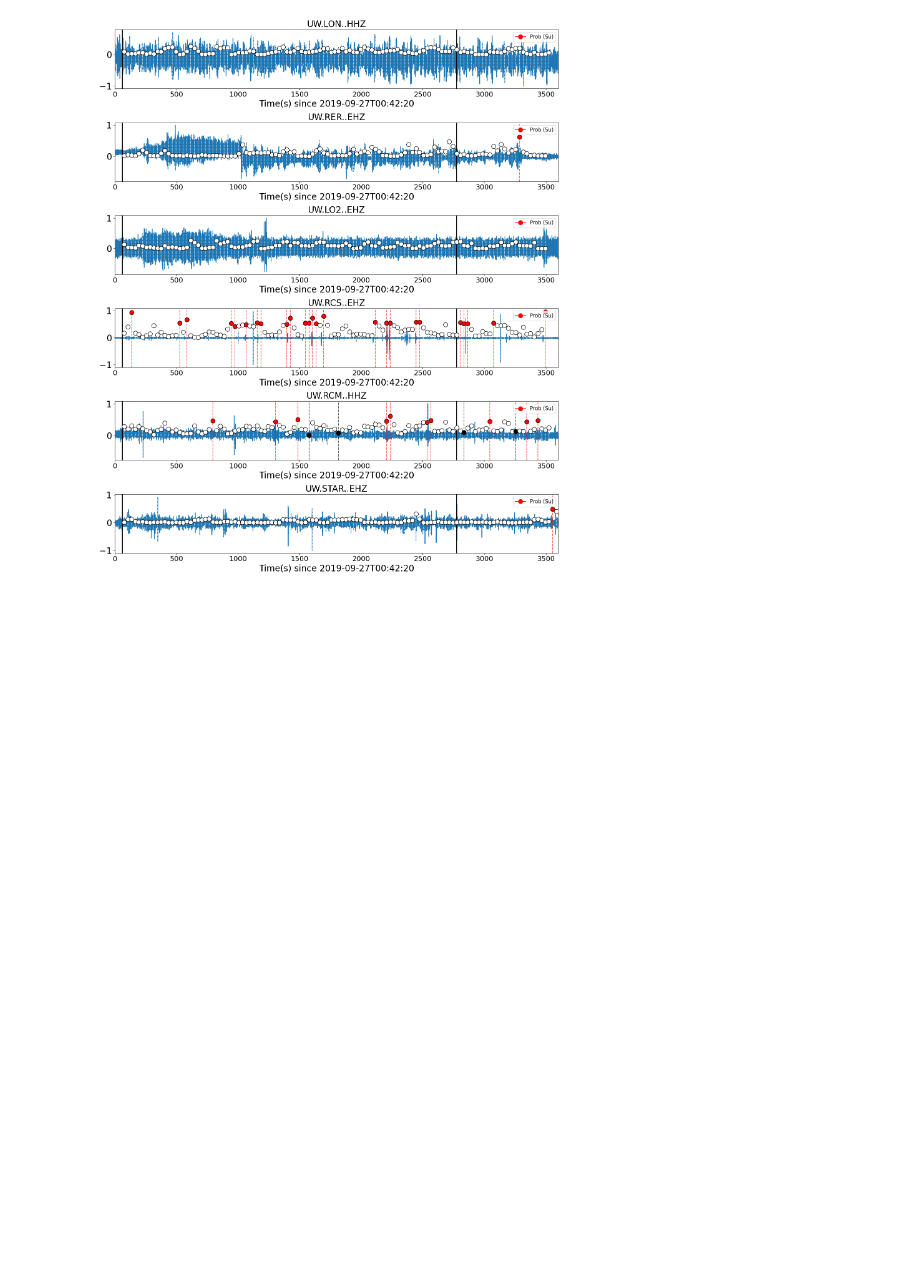
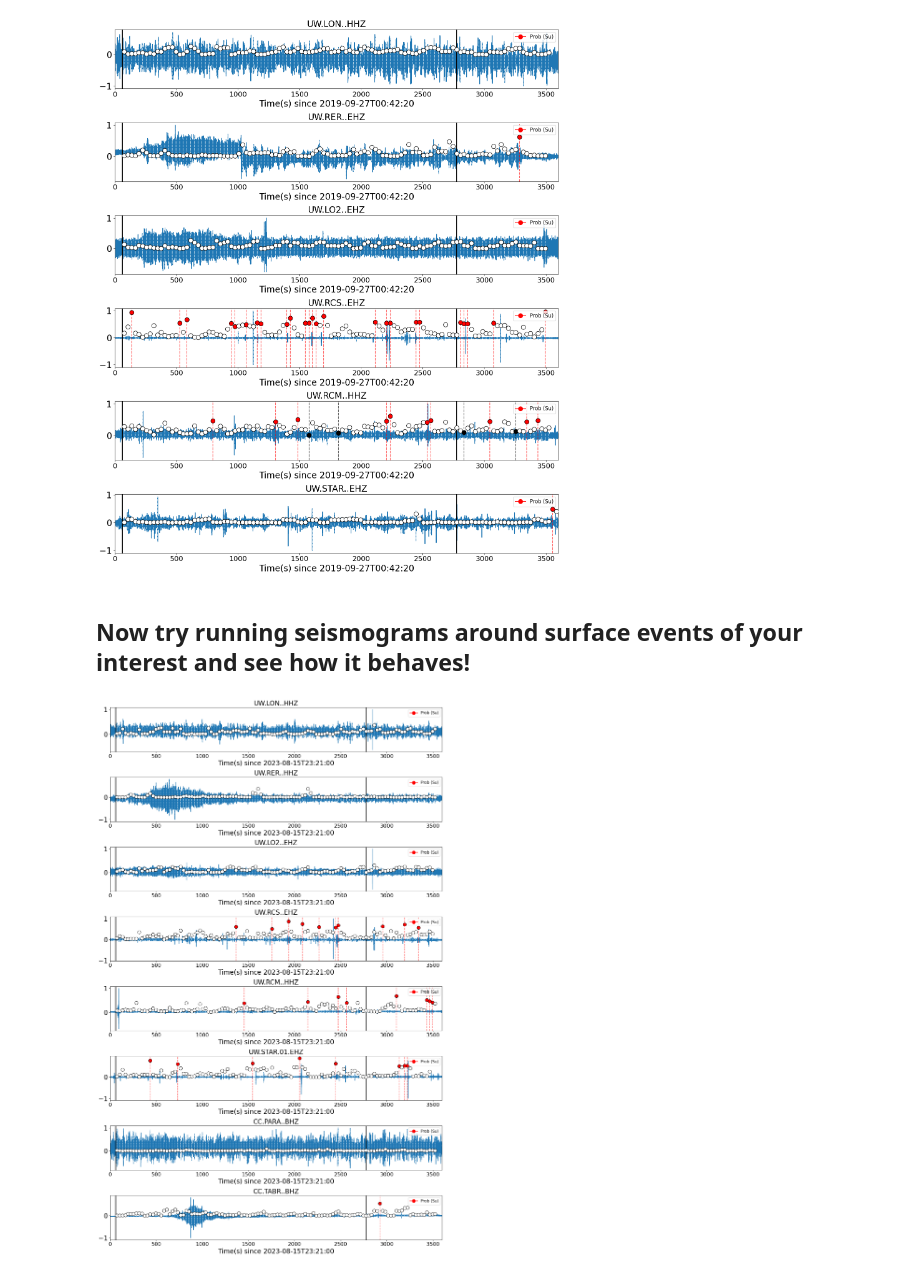
Before and after one commit to Akashkharita/Surface_Event_Detection, a Jupyter notebook: Notebooks/Automated_Surface_Event_Detection.ipynb, the cells around one changed output. Drawn from its saved outputs; the diff is of its cells as text; code cells hidden in the pictures; blank space fills up the shorter version.

```diff
--- a/Notebooks/Automated_Surface_Event_Detection.ipynb
+++ b/Notebooks/Automated_Surface_Event_Detection.ipynb
@@ -152,3 +181,25 @@ plot_detection_results(st_overall_data = st_overall_data,
                        xlim = [0,3600],ev_markers = [60, 2772])
 # %% [output]
 [figure]
+# %% [markdown]
+## Now try running seismograms around surface events of your interest and see how it behaves!
+# %%
+# startttime of trace
+starttime = obspy.UTCDateTime(2023, 8, 15, 23, 22, 0) - 60
+
+# duration
+dur = 60*60
+
+# stations ID
+stations_id = [ 'UW.LON', 'UW.RER','UW.LO2', 'UW.RCS', 'UW.RCM', 'UW.STAR', 'CC.PARA', 'CC.MIRR', 'CC.TABR']
+result_stns, index_stns, prob_stns, st_overall, st_overall_data, st_overall_times = surface_event_detection(starttime = starttime, stations_id = stations_id, dur = dur)
+# %%
+plot_detection_results(st_overall_data = st_overall_data,
+                       st_overall_times = st_overall_times,
+                       st_overall = st_overall,
+                       result_stns = result_stns,
+                       index_stns = index_stns,
+                       prob_stns = prob_stns,
+                       xlim = [0,3600],ev_markers = [60, 2772])
+# %% [output]
+[figure, added]
```
Also changed, not shown: parts of 7 cells of this notebook, 2 other files.
